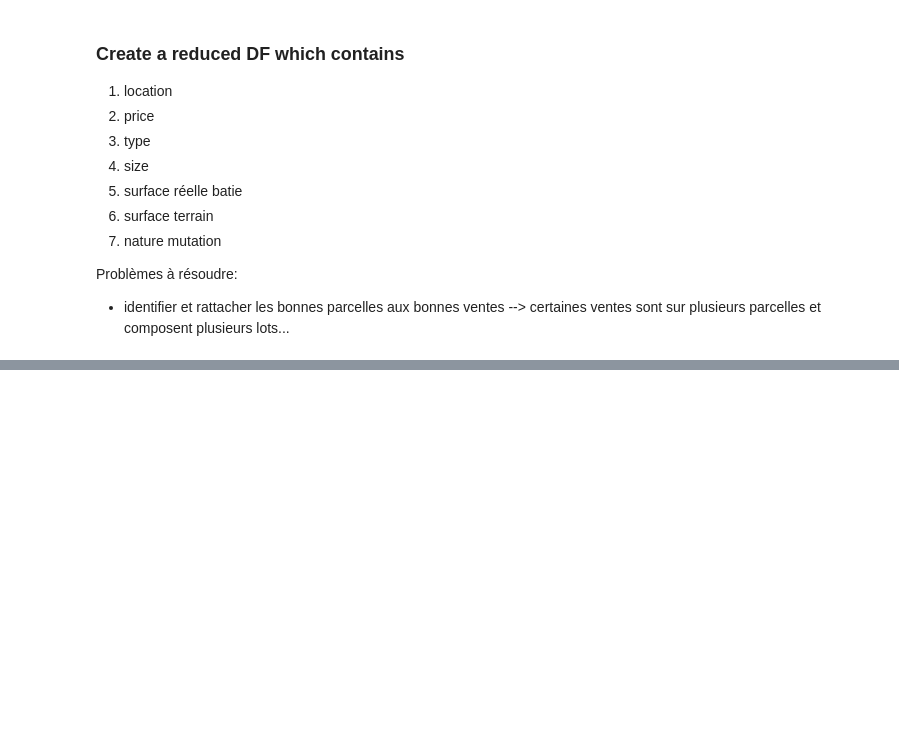
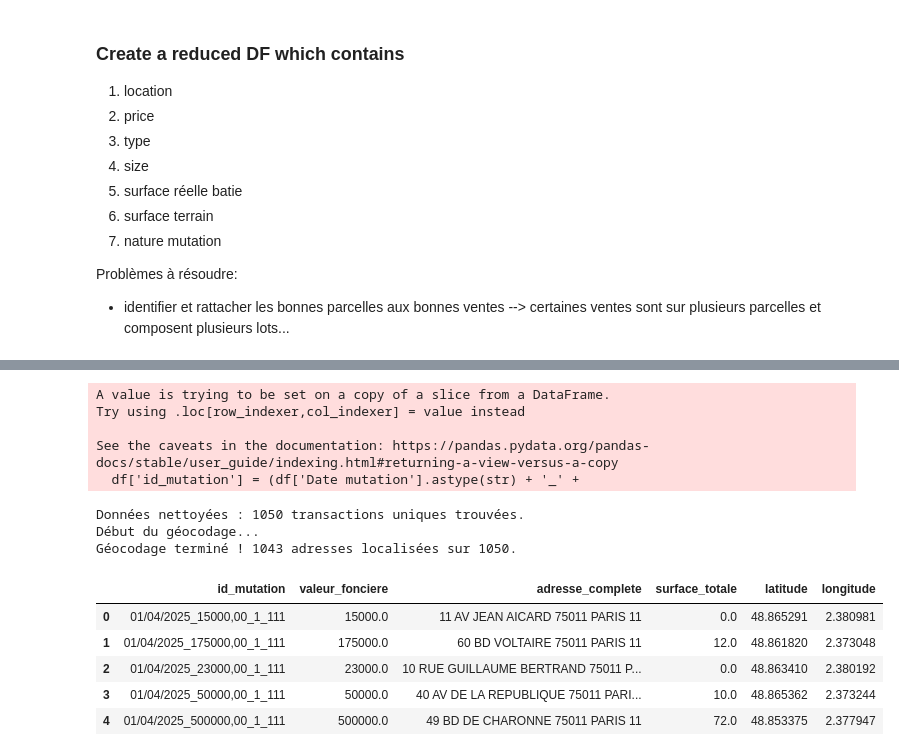
Before and after one commit to gregso10/Financial_models, a Jupyter notebook: notebooks/notebook.ipynb, the cells around one changed output, grey strips where cells are left out. Cells and saved outputs as stored; diff of their text form; code cells hidden in the pictures; blank space fills up the shorter version.

```diff
--- a/notebooks/notebook.ipynb
+++ b/notebooks/notebook.ipynb
@@ -226,27 +305,50 @@ def get_gps_coordinates(address):
 
     return None, None
 # %%
+try:
+    # Remplace par le chemin réel de ton fichier si nécessaire
+    df_raw = reduced_df
+    df_clean = clean_dvf_data(df_raw)
+    print(f"Données nettoyées : {len(df_clean)} transactions uniques trouvées.")
+except FileNotFoundError:
+    print("Erreur : Fichier introuvable. Vérifie le chemin.")
+
 print("Début du géocodage...")
 
 # On crée deux listes vides
 lats = []
 lons = []
 
 # On boucle sur chaque ligne du DataFrame nettoyé
 for index, row in df_clean.iterrows():
     lat, lon = get_gps_coordinates(row['adresse_complete'])
     lats.append(lat)
     lons.append(lon)
 
     # Petite pause pour être poli avec l'API (facultatif si peu de données)
     # time.sleep(0.02)
 
 # On assigne les colonnes d'un coup
 df_clean['latitude'] = lats
 df_clean['longitude'] = lons
 
 # On retire les échecs (adresses introuvables)
 df_geo = df_clean.dropna(subset=['latitude', 'longitude'])
 
 print(f"Géocodage terminé ! {len(df_geo)} adresses localisées sur {len(df_clean)}.")
 df_geo.head()
+# %% [output]
+A value is trying to be set on a copy of a slice from a DataFrame.
+Try using .loc[row_indexer,col_indexer] = value instead
+
+See the caveats in the documentation: https://pandas.pydata.org/pandas-docs/stable/user_guide/indexing.html#returning-a-view-versus-a-copy
+  df['id_mutation'] = (df['Date mutation'].astype(str) + '_' +
+Données nettoyées : 1050 transactions uniques trouvées.
+Début du géocodage...
+Géocodage terminé ! 1043 adresses localisées sur 1050.
+|  | id_mutation | valeur_fonciere | adresse_complete | surface_totale | latitude | longitude |
+| 0 | 01/04/2025_15000,00_1_111 | 15000.0 | 11 AV JEAN AICARD 75011 PARIS 11 | 0.0 | 48.865291 | 2.380981 |
+| 1 | 01/04/2025_175000,00_1_111 | 175000.0 | 60 BD VOLTAIRE 75011 PARIS 11 | 12.0 | 48.861820 | 2.373048 |
+| 2 | 01/04/2025_23000,00_1_111 | 23000.0 | 10 RUE GUILLAUME BERTRAND 75011 P... | 0.0 | 48.863410 | 2.380192 |
+| 3 | 01/04/2025_50000,00_1_111 | 50000.0 | 40 AV DE LA REPUBLIQUE 75011 PARI... | 10.0 | 48.865362 | 2.373244 |
+| 4 | 01/04/2025_500000,00_1_111 | 500000.0 | 49 BD DE CHARONNE 75011 PARIS 11 | 72.0 | 48.853375 | 2.377947 |
```
Also changed, not shown: parts of 23 cells of this notebook, 39 other files.
